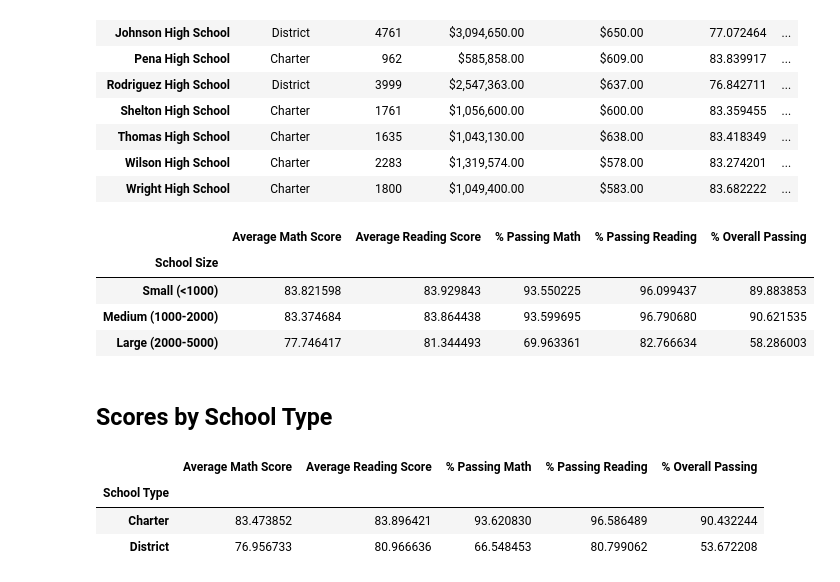
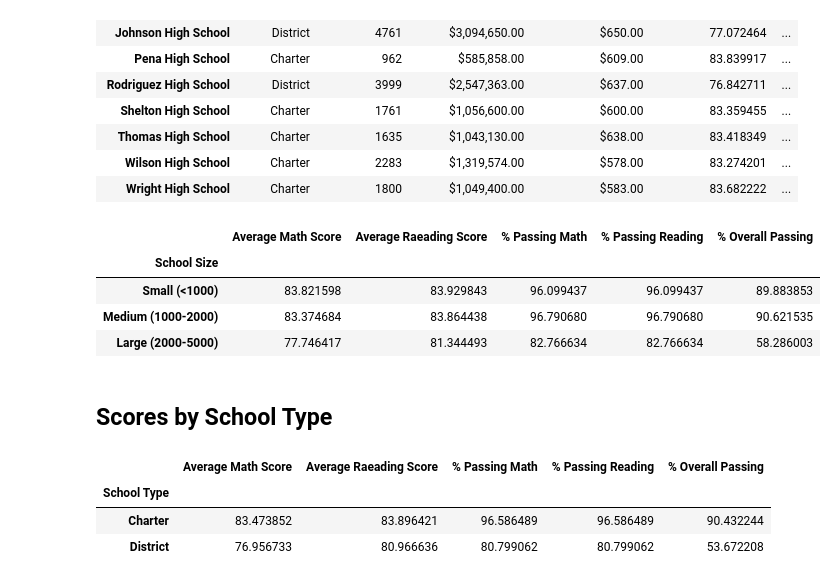
Before and after one commit to j91k/Pandas-Challenge, a Jupyter notebook: PyCitySchools_starter_jimmy3.ipynb, the cells around one changed output. Saved outputs shown, nothing was run; the diff lists cells and outputs as text; code cells hidden in the pictures.

```diff
--- a/PyCitySchools_starter_jimmy3.ipynb
+++ b/PyCitySchools_starter_jimmy3.ipynb
@@ -373,7 +399,7 @@ labels = ["Small (<1000)", "Medium (1000-2000)", "Large (2000-5000)"]
 # Categorize the spending based on the bins
 # Use `pd.cut` on the "Total Students" column of the `per_school_summary` DataFrame.
 
-per_school_summary["School Size"] =
+per_school_summary["School Size"] = pd.cut(per_school_summary["Total Students"], bins = size_bins, labels = labels, include_lowest = True)
 per_school_summary
 # %% [output]
 |  | School Type | Total Students | Total School Budget | Per Student Budget | Average Math Score | ... |
@@ -402,16 +428,20 @@ size_overall_passing = per_school_summary.groupby(["School Size"])["% Overall Pa
 # %%
 # Create a DataFrame called `size_summary` that breaks down school performance based on school size (small, medium, or large).
 # Use the scores above to create a new DataFrame called `size_summary`
-size_summary =
+size_summary = pd.DataFrame({"Average Math Score": size_math_scores,
+                                 "Average Raeading Score": size_reading_scores,
+                                 "% Passing Math": size_passing_math,
+                                 "% Passing Reading": size_passing_reading,
+                                 "% Overall Passing": size_overall_passing})
 
 # Display results
 size_summary
 # %% [output]
-|  | Average Math Score | Average Reading Score | % Passing Math | % Passing Reading | % Overall Passing |
+|  | Average Math Score | Average Raeading Score | % Passing Math | % Passing Reading | % Overall Passing |
 | School Size |  |  |  |  |  |
-| Small (<1000) | 83.821598 | 83.929843 | 93.550225 | 96.099437 | 89.883853 |
-| Medium (1000-2000) | 83.374684 | 83.864438 | 93.599695 | 96.790680 | 90.621535 |
-| Large (2000-5000) | 77.746417 | 81.344493 | 69.963361 | 82.766634 | 58.286003 |
+| Small (<1000) | 83.821598 | 83.929843 | 96.099437 | 96.099437 | 89.883853 |
+| Medium (1000-2000) | 83.374684 | 83.864438 | 96.790680 | 96.790680 | 90.621535 |
+| Large (2000-5000) | 77.746417 | 81.344493 | 82.766634 | 82.766634 | 58.286003 |
 # %% [markdown]
 ## Scores by School Type
 # %%
@@ -423,12 +453,16 @@ average_percent_passing_reading_by_type = per_school_summary.groupby(["School Ty
 average_percent_overall_passing_by_type = per_school_summary.groupby(["School Type"])["% Overall Passing"].mean()
 # %%
 # Assemble the new data by type into a DataFrame called `type_summary`
-type_summary =
+type_summary = pd.DataFrame({"Average Math Score": average_math_score_by_type,
+                                 "Average Raeading Score": average_reading_score_by_type,
+                                 "% Passing Math": average_percent_passing_math_by_type,
+                                 "% Passing Reading": average_percent_passing_reading_by_type,
+                                 "% Overall Passing": average_percent_overall_passing_by_type})
 
 # Display results
 type_summary
 # %% [output]
-|  | Average Math Score | Average Reading Score | % Passing Math | % Passing Reading | % Overall Passing |
+|  | Average Math Score | Average Raeading Score | % Passing Math | % Passing Reading | % Overall Passing |
 | School Type |  |  |  |  |  |
-| Charter | 83.473852 | 83.896421 | 93.620830 | 96.586489 | 90.432244 |
-| District | 76.956733 | 80.966636 | 66.548453 | 80.799062 | 53.672208 |
+| Charter | 83.473852 | 83.896421 | 96.586489 | 96.586489 | 90.432244 |
+| District | 76.956733 | 80.966636 | 80.799062 | 80.799062 | 53.672208 |
```
Also changed, not shown: parts of 4 cells of this notebook.
